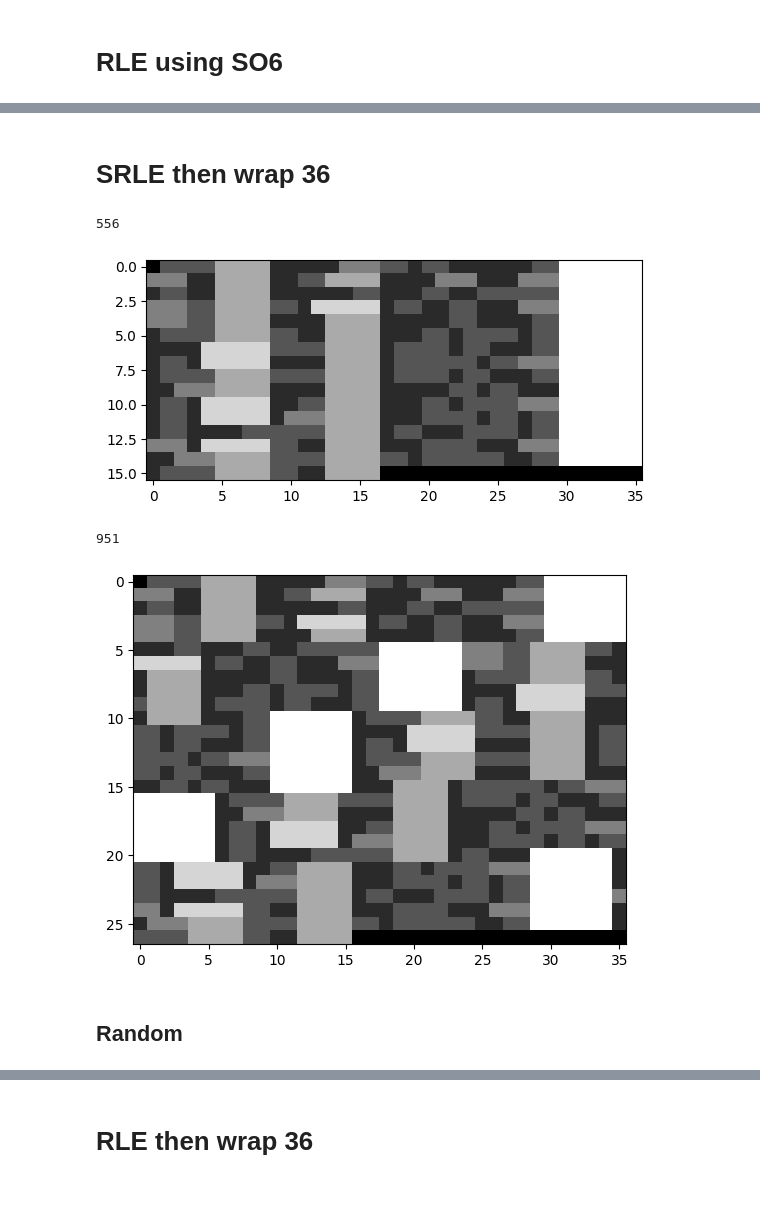
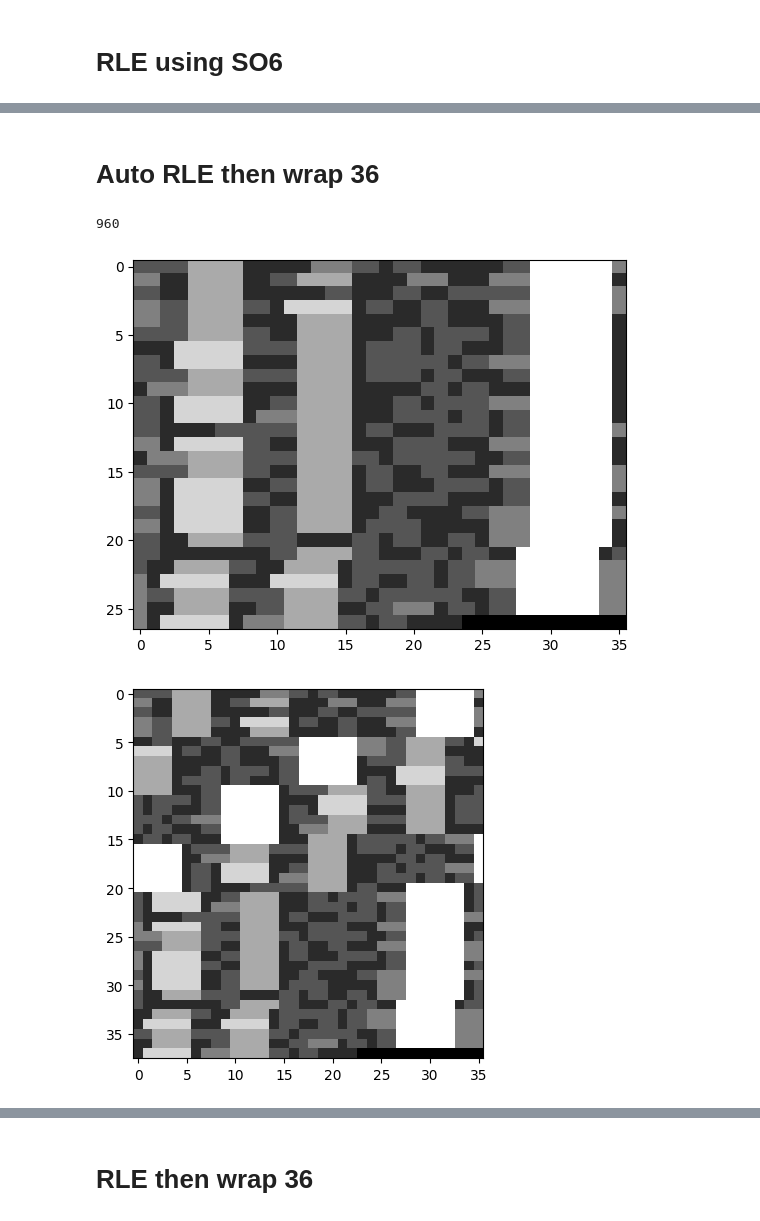
Before and after one commit to tomster12/coding, a Jupyter notebook: general/noita/cessation/test.ipynb, the cells around one changed output, grey strips where cells are left out. Drawn from its saved outputs; the diff is of its cells as text; code cells hidden in the pictures; blank space fills up the shorter version.

```diff
--- a/general/noita/cessation/test.ipynb
+++ b/general/noita/cessation/test.ipynb
@@ -127,6 +94,6 @@ def msgs_to_im(msgs, fill=0):
             im[i, j] = fill
     return im
 # %%
-def semi_rl_encode(msg):
+def auto_rl_encode(msg):
     return "".join([ c * int(c) for c in msg ])
 # %%
@@ -174,0 +167,15 @@ RL decode on SO6 (no reset)
+# %%
+
+im_s6_rle3 = np.zeros((len(msgs_s6), 30), dtype=np.uint8)
+for i, msg in enumerate(msgs_s6):
+    j = 0
+    for x in msg:
+        col = random.uniform(0, 100)
+        for o in range(int(x)):
+            im_s6_rle3[i, j] = col
+            j += 1
+    while j < 30:
+        im_s6_rle3[i, j] = 0
+        j += 1
+
+plt.imshow(im_s6_rle3, cmap="gray")
@@ -175,33 +185,32 @@ RL decode on SO6 (no reset)
 # %% [markdown]
-# SRLE then wrap 36
+# Auto RLE then wrap 36
 # %%
-msgs_flat_srle = semi_rl_encode(msgs_flat)
+msgs_flat_srle = auto_rl_encode(msgs_flat)
 
 print(len(msgs_flat_srle))
 
 wrap = 36
 # im_fsrle_wrap36_0 = "0" * (wrap - (len(msgs_flat_srle) % wrap)) + msgs_flat_srle
-im_fsrle_wrap36_0 = "0" + msgs_flat_srle
+# im_fsrle_wrap36_0 = "0" + msgs_flat_srle
+im_fsrle_wrap36_0 = msgs_flat_srle
 im_fsrle_wrap36_1 = [ im_fsrle_wrap36_0[i:i+wrap] for i in range(0, len(im_fsrle_wrap36_0), wrap) ]
 im_fsrle_wrap36 = msgs_to_im(im_fsrle_wrap36_1, fill=0)
 
 plt.imshow(im_fsrle_wrap36, cmap="gray")
 plt.show()
 # %% [output]
-556
+960
-[figure, old version]
+[figure, new version]
 # %%
-msgs_raw_flat_srle = semi_rl_encode(msgs_raw_flat)
+msgs_raw_flat_srle = auto_rl_encode(msgs_raw_flat)
 
 wrap = 36
-im_raw_fsrle_wrap36_0 = "0" + msgs_raw_flat_srle
+# im_raw_fsrle_wrap36_0 = "0" + msgs_raw_flat_srle
+im_raw_fsrle_wrap36_0 = msgs_raw_flat_srle
 im_raw_fsrle_wrap36_1 = [ im_raw_fsrle_wrap36_0[i:i+wrap] for i in range(0, len(im_raw_fsrle_wrap36_0), wrap) ]
 im_raw_fsrle_wrap36 = msgs_to_im(im_raw_fsrle_wrap36_1, fill=0)
 
 plt.imshow(im_raw_fsrle_wrap36, cmap="gray")
 plt.show()
 # %% [output]
-951
-[figure, old version]
+[figure, new version]
-# %% [markdown]
-## Random
```
Also changed, not shown: parts of 13 cells of this notebook.
